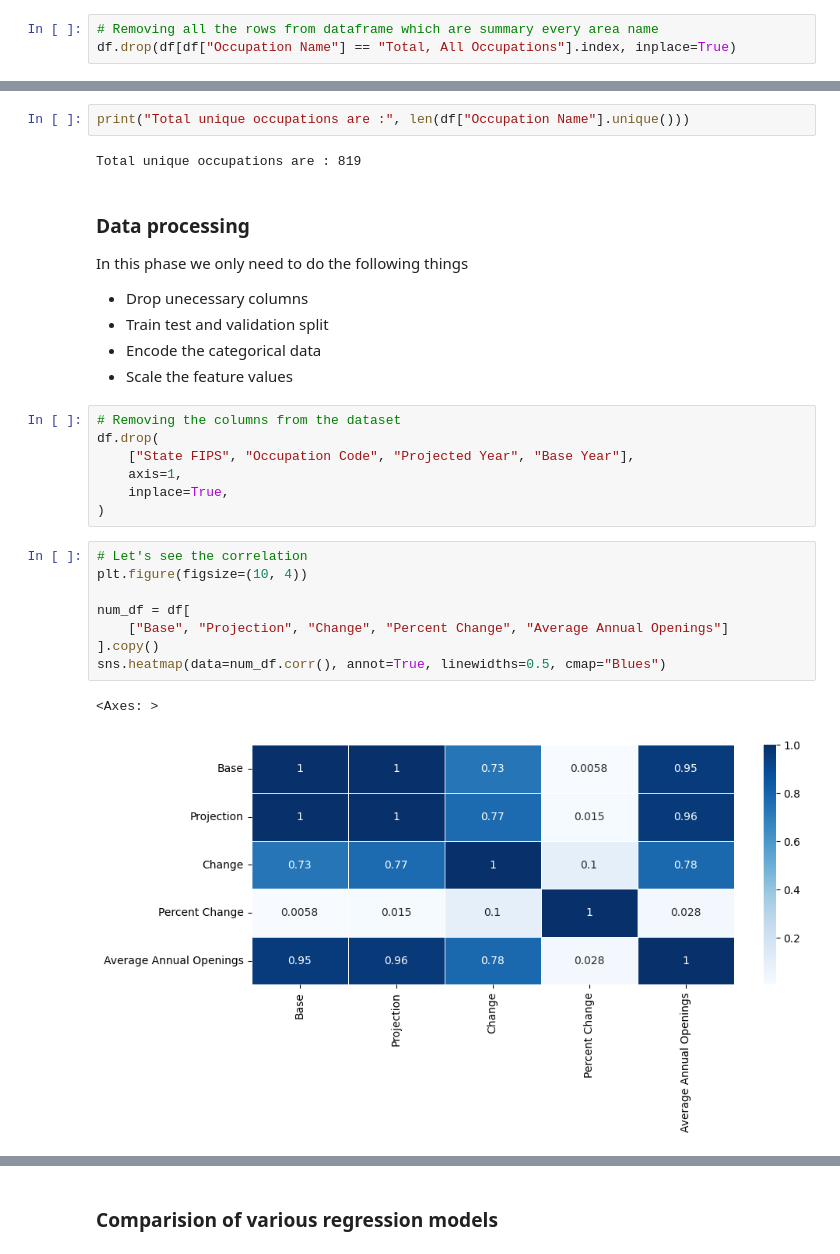
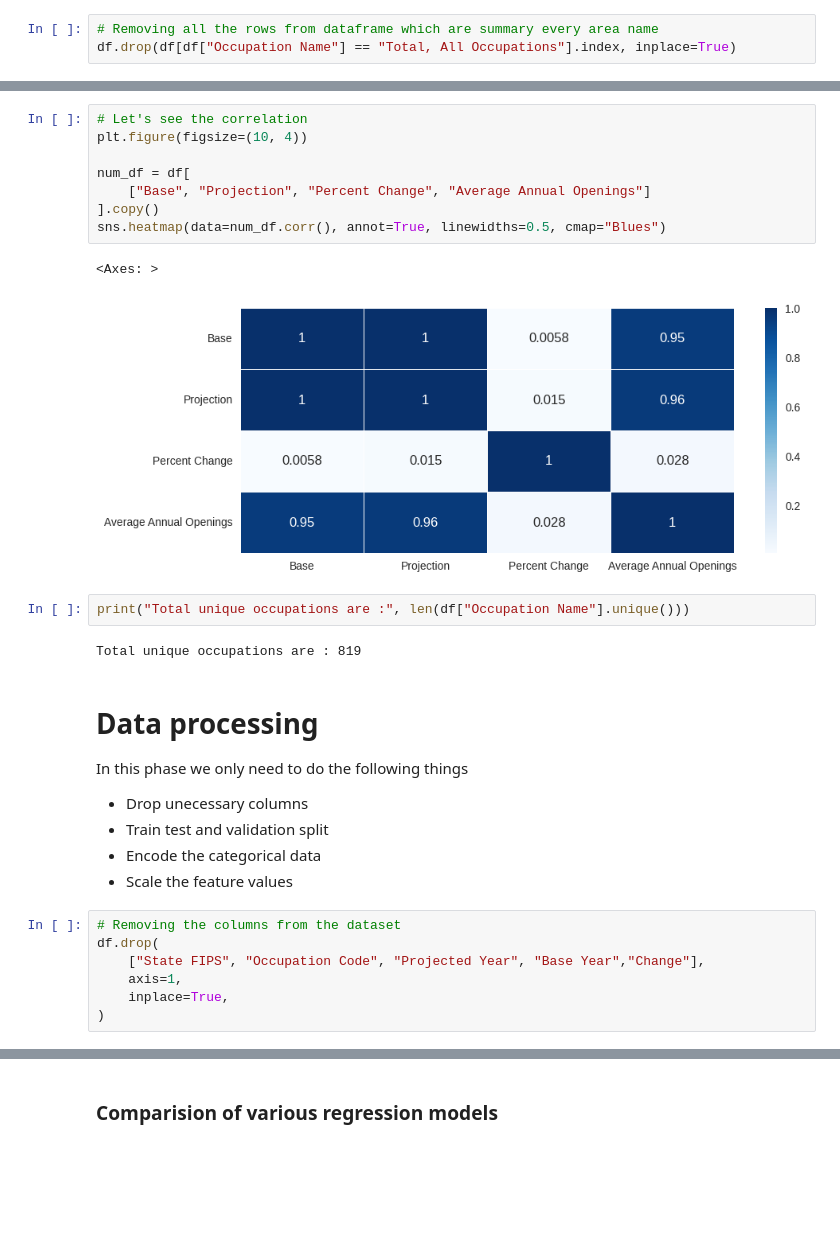
Before and after one commit to yuvraaj2002/Occupation_demand_Forecasting, a Jupyter notebook: notebook/Code.ipynb, the cells around one changed output, grey strips where cells are left out. Cells and saved outputs as stored; diff of their text form; blank space fills up the shorter version.

```diff
--- a/notebook/Code.ipynb
+++ b/notebook/Code.ipynb
@@ -167,9 +190,20 @@ plt.show()
+# %%
+# Let's see the correlation
+plt.figure(figsize=(10, 4))
+
+num_df = df[
+    ["Base", "Projection", "Percent Change", "Average Annual Openings"]
+].copy()
+sns.heatmap(data=num_df.corr(), annot=True, linewidths=0.5, cmap="Blues")
+# %% [output]
+<Axes: >
+[figure, added]
 # %%
 print("Total unique occupations are :", len(df["Occupation Name"].unique()))
 # %% [output]
 Total unique occupations are : 819
 # %% [markdown]
-### Data processing
+# Data processing
 
 In this phase we only need to do the following things
 
@@ -180,18 +214,7 @@ In this phase we only need to do the following things
 # %%
 # Removing the columns from the dataset
 df.drop(
-    ["State FIPS", "Occupation Code", "Projected Year", "Base Year"],
+    ["State FIPS", "Occupation Code", "Projected Year", "Base Year","Change"],
     axis=1,
     inplace=True,
 )
-# %%
-# Let's see the correlation
-plt.figure(figsize=(10, 4))
-
-num_df = df[
-    ["Base", "Projection", "Change", "Percent Change", "Average Annual Openings"]
-].copy()
-sns.heatmap(data=num_df.corr(), annot=True, linewidths=0.5, cmap="Blues")
-# %% [output]
-<Axes: >
-[figure, removed]
```
Also changed, not shown: parts of 42 cells of this notebook.
